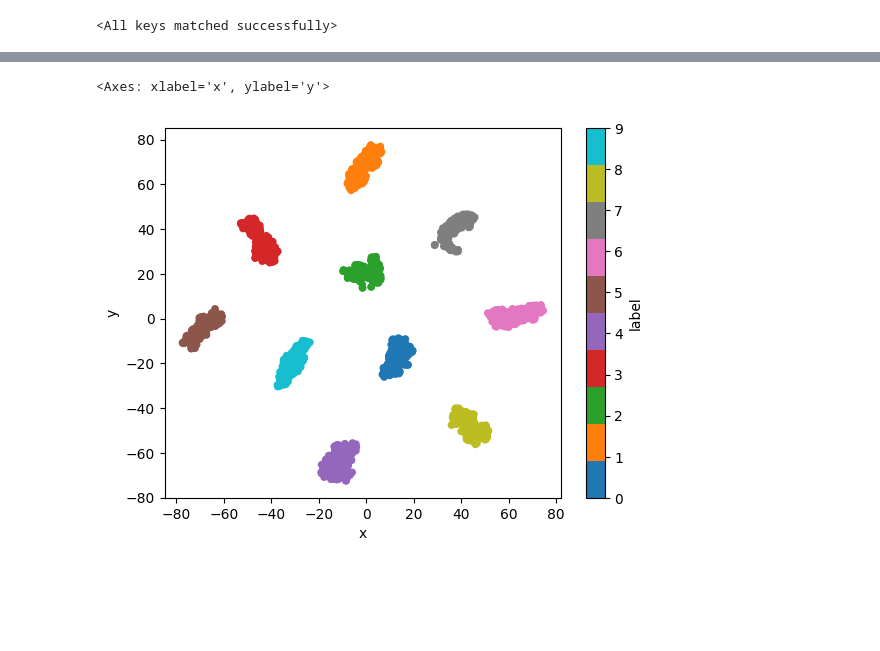
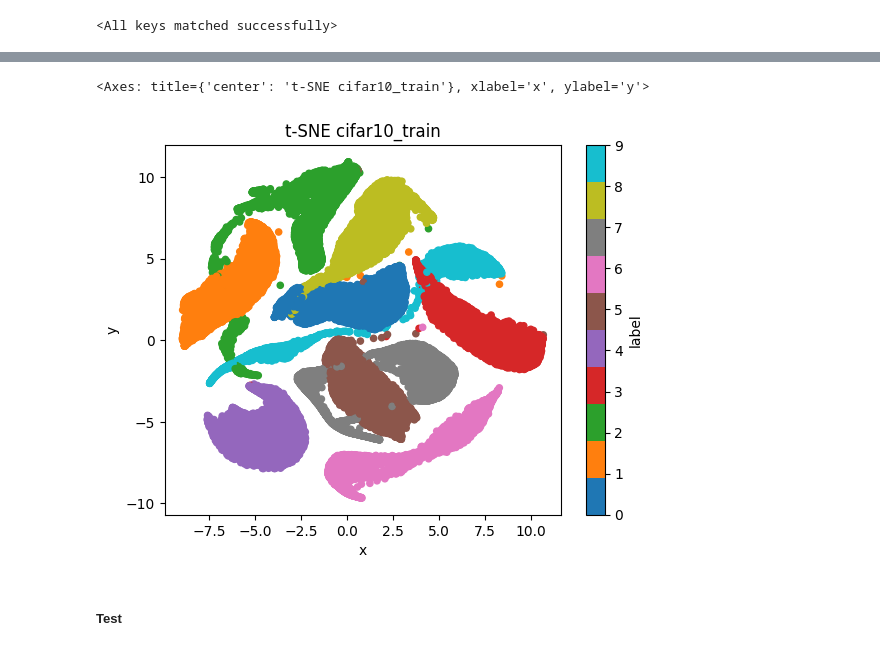
Before and after one commit to Thomas-Gottwald/SupContrastShape, a Jupyter notebook: t-SNE.ipynb, the cells around one changed output, grey strips where cells are left out. Cells and saved outputs as stored; diff of their text form; code cells hidden in the pictures; blank space fills up the shorter version.

```diff
--- a/t-SNE.ipynb
+++ b/t-SNE.ipynb
@@ -36,7 +37,7 @@ val_loader = torch.utils.data.DataLoader(
 # %% [output]
 Files already downloaded and verified
 # %%
-cuda_device = 1
+cuda_device = 2
 
 model = SupConResNet(name="resnet50")
 
@@ -59,4 +62,6 @@ model.load_state_dict(state_dict)
 # %%
+model = model.cuda(device=cuda_device)
+
 embedding = np.array([])
 class_labels = np.array([], dtype=int)
 
@@ -72,7 +77,5 @@ for idx, (images, labels) in enumerate(tqdm(train_loader)):
     embedding = np.append(embedding, features.cpu().numpy().reshape(-1, 2048))
     class_labels = np.append(class_labels, labels.numpy())
 
-    if idx == 5:
-        break
-
+model = model.cpu()
 embedding = embedding.reshape(-1, 2048)
@@ -99,6 +82,14 @@ Iteration 1000: error is 0.433165
+# %%
+with open("./save/embeddings/tSNEcuda/embedding_feature", 'wb') as f:
+    pickle.dump(embedding, f, protocol=-1)
+# %%
+with open("./save/embeddings/tSNEcuda/embedding_tSNE", 'rb') as f:
+    embedding_tSNE = pickle.load(f, encoding='latin1')
 # %%
-df = pd.DataFrame.from_dict({'x': tsne_embedding[:,0], 'y': tsne_embedding[:,1], 'label': class_labels})
-df.plot.scatter(x='x', y='y', c='label', colormap='tab10')
+df = pd.DataFrame.from_dict({'x': embedding_tSNE[:,0], 'y': embedding_tSNE[:,1], 'label': class_labels})
+df.plot.scatter(x='x', y='y', c='label', colormap='tab10', title="t-SNE cifar10_train")
 # %% [output]
-<Axes: xlabel='x', ylabel='y'>
+<Axes: title={'center': 't-SNE cifar10_train'}, xlabel='x', ylabel='y'>
-[figure, old version]
+[figure, new version]
+# %% [markdown]
+##### Test
```
Also changed, not shown: parts of 30 cells of this notebook, 1 other file.
